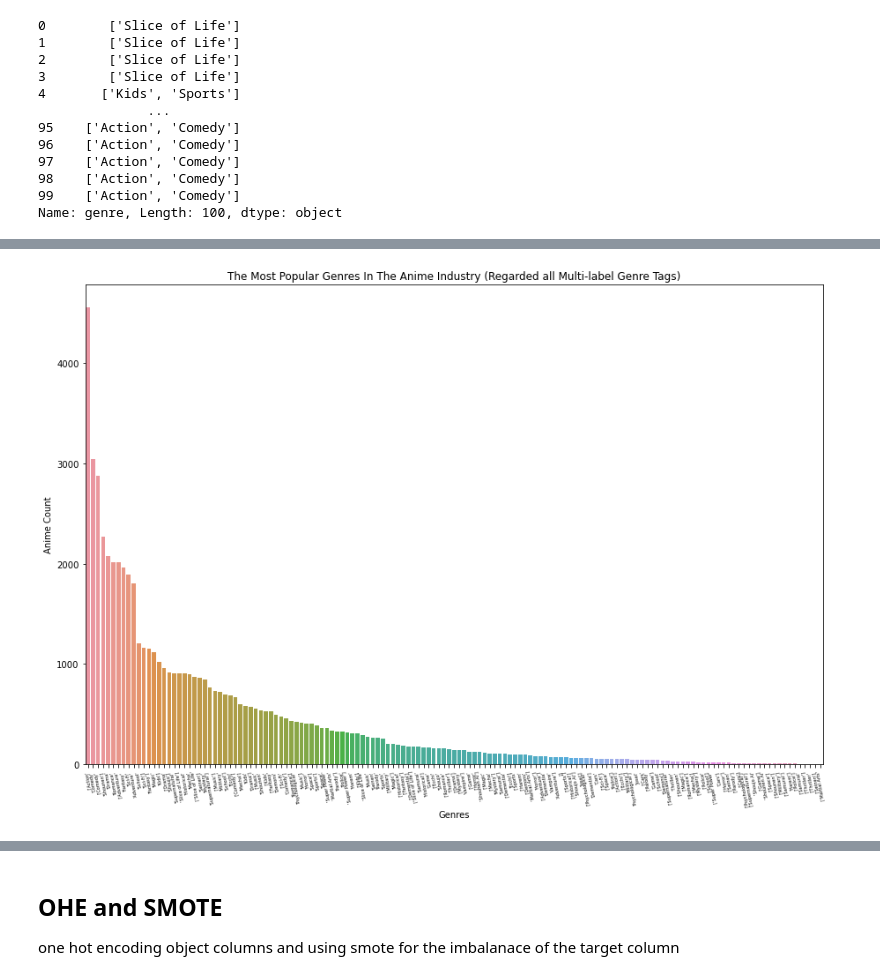
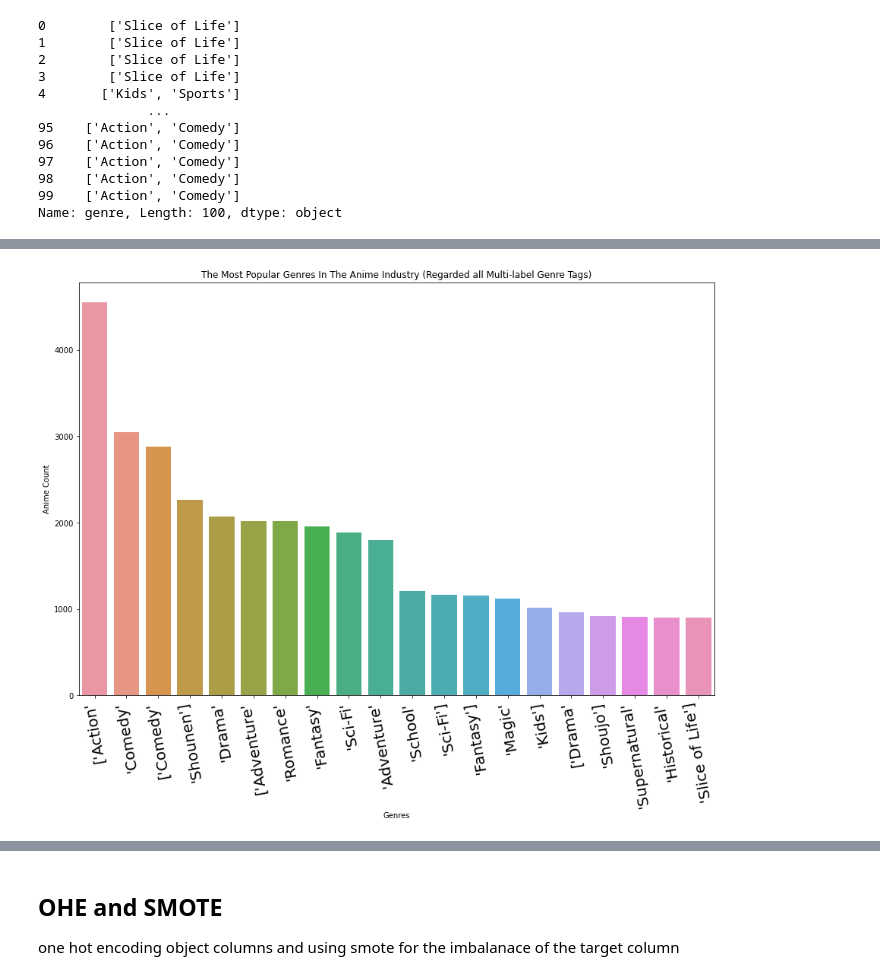
Before and after one commit to ileneee/Anime-Classification, a Jupyter notebook: master_notebook.ipynb, the cells around one changed output, grey strips where cells are left out. Drawn from its saved outputs; the diff is of its cells as text; code cells hidden in the pictures.

```diff
--- a/master_notebook.ipynb
+++ b/master_notebook.ipynb
@@ -509,14 +513,14 @@ genre_list[0:100]
  "['Action']",
  "'Samurai']"]
 # %%
-anime_genres_count = pd.Series(genre_splited).value_counts()
+anime_genres_count = pd.Series(genre_splited).value_counts().head(20)
 
 plt.figure(figsize=(15,10))
 sns.barplot(x=anime_genres_count.index.tolist(), y=anime_genres_count.tolist())
 plt.xlabel('Genres')
 plt.ylabel('Anime Count')
 plt.title('The Most Popular Genres In The Anime Industry (Regarded all Multi-label Genre Tags)')
-plt.xticks(rotation= 100, fontsize=5)
+plt.xticks(rotation= 100, fontsize=20)
 plt.show()
 # %% [output]
-[figure, old version]
+[figure, new version]
```
Also changed, not shown: parts of 40 cells of this notebook.
